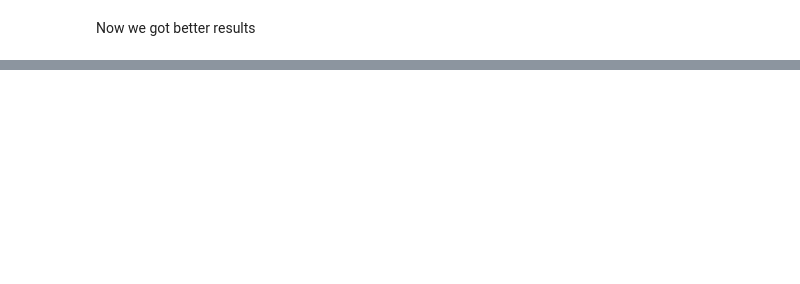
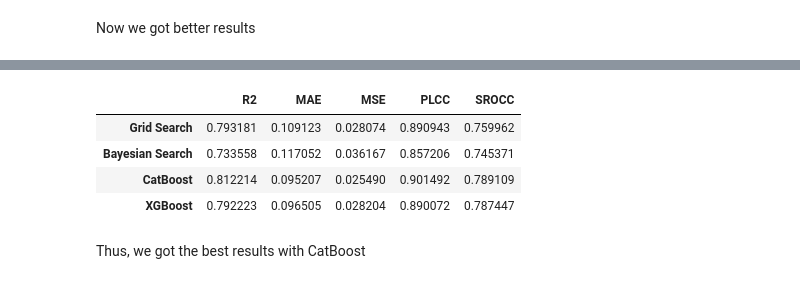
Before and after one commit to mary-el/ocr_diqa, a Jupyter notebook: notebooks/model_selection.ipynb, the cells around one changed output, grey strips where cells are left out. Drawn from its saved outputs; the diff is of its cells as text; code cells hidden in the pictures; blank space fills up the shorter version.

```diff
--- a/notebooks/model_selection.ipynb
+++ b/notebooks/model_selection.ipynb
@@ -557,0 +558,3 @@ Created version '1' of model 'diqa_SVR after SFS'.
+# %%
+y_test, y_pred, metrics = evaluate_model(xgb, X_test, y_test)
+metrics
@@ -557,0 +567,2 @@ Created version '1' of model 'diqa_SVR after SFS'.
+# %%
+id_xgboost = log_run(f'Optuna XGBoost', xgb, X_train, best_params, metrics, info=f'Best XGBoost model with Optuna')
@@ -557,0 +575,20 @@ Created version '1' of model 'diqa_SVR after SFS'.
+# %%
+run_grid = mlflow.get_run(id_gridsearch)
+run_bayesian = mlflow.get_run(id_bayesian)
+run_catboost = mlflow.get_run(id_catboost)
+run_xgboost = mlflow.get_run(id_xgboost)
+# %%
+metrics = {'Grid Search': run_grid.data.metrics,
+           'Bayesian Search': run_bayesian.data.metrics,
+           'CatBoost': run_catboost.data.metrics,
+           'XGBoost': run_xgboost.data.metrics}
+# %%
+pd.DataFrame(metrics).T
+# %% [output]
+|  | R2 | MAE | MSE | PLCC | SROCC |
+| Grid Search | 0.793181 | 0.109123 | 0.028074 | 0.890943 | 0.759962 |
+| Bayesian Search | 0.733558 | 0.117052 | 0.036167 | 0.857206 | 0.745371 |
+| CatBoost | 0.812214 | 0.095207 | 0.025490 | 0.901492 | 0.789109 |
+| XGBoost | 0.792223 | 0.096505 | 0.028204 | 0.890072 | 0.787447 |
+# %% [markdown]
+Thus, we got the best results with CatBoost
```
Also changed, not shown: parts of 73 cells of this notebook, 10 other files.
